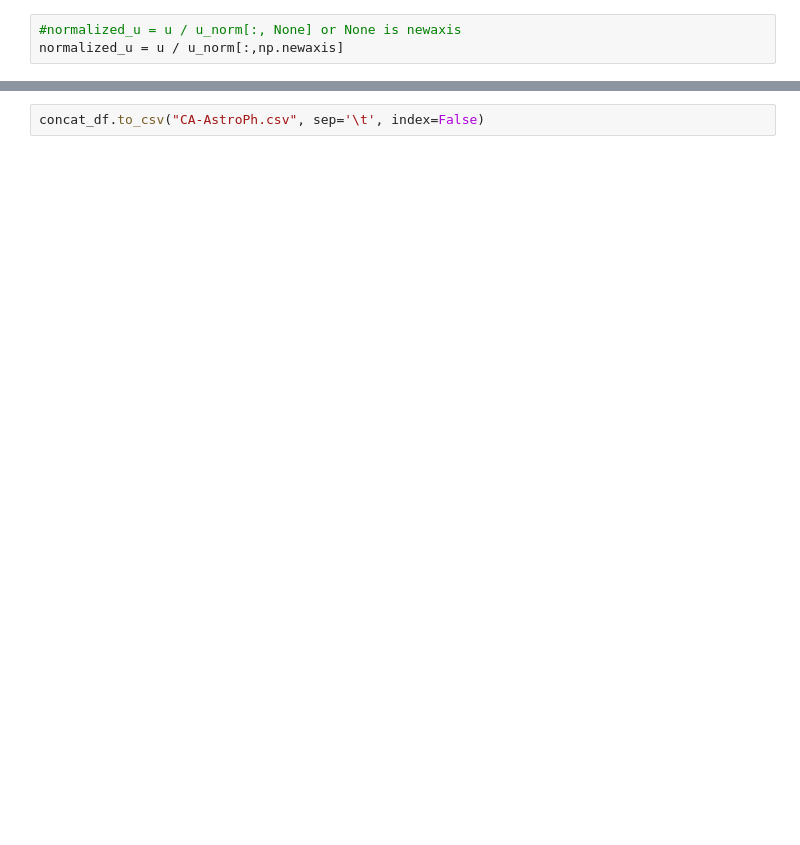
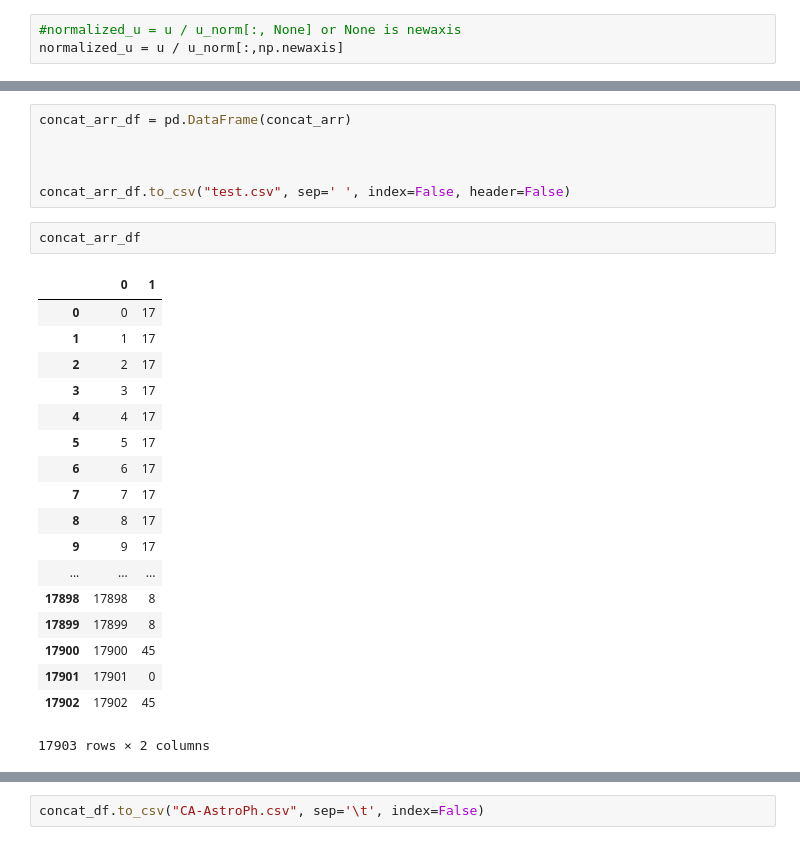
Before and after one commit to SimoAntikainen/normalized-spectral-clustering, a Jupyter notebook: community_detection.ipynb, the cells around one changed output, grey strips where cells are left out. Drawn from its saved outputs; the diff is of its cells as text; blank space fills up the shorter version.

```diff
--- a/community_detection.ipynb
+++ b/community_detection.ipynb
@@ -186 +177,28 @@ concat_df
 17903 rows × 2 columns
+# %%
+concat_arr_df = pd.DataFrame(concat_arr)
+
+
+
+concat_arr_df.to_csv("test.csv", sep=' ', index=False, header=False)
+# %%
+concat_arr_df
+# %% [output]
+|  | 0 | 1 |
+| 0 | 0 | 17 |
+| 1 | 1 | 17 |
+| 2 | 2 | 17 |
+| 3 | 3 | 17 |
+| 4 | 4 | 17 |
+| 5 | 5 | 17 |
+| 6 | 6 | 17 |
+| 7 | 7 | 17 |
+| 8 | 8 | 17 |
+| 9 | 9 | 17 |
+| ... | ... | ... |
+| 17898 | 17898 | 8 |
+| 17899 | 17899 | 8 |
+| 17900 | 17900 | 45 |
+| 17901 | 17901 | 0 |
+| 17902 | 17902 | 45 |
+17903 rows × 2 columns
```
Also changed, not shown: parts of 18 cells of this notebook, 5 other files.
